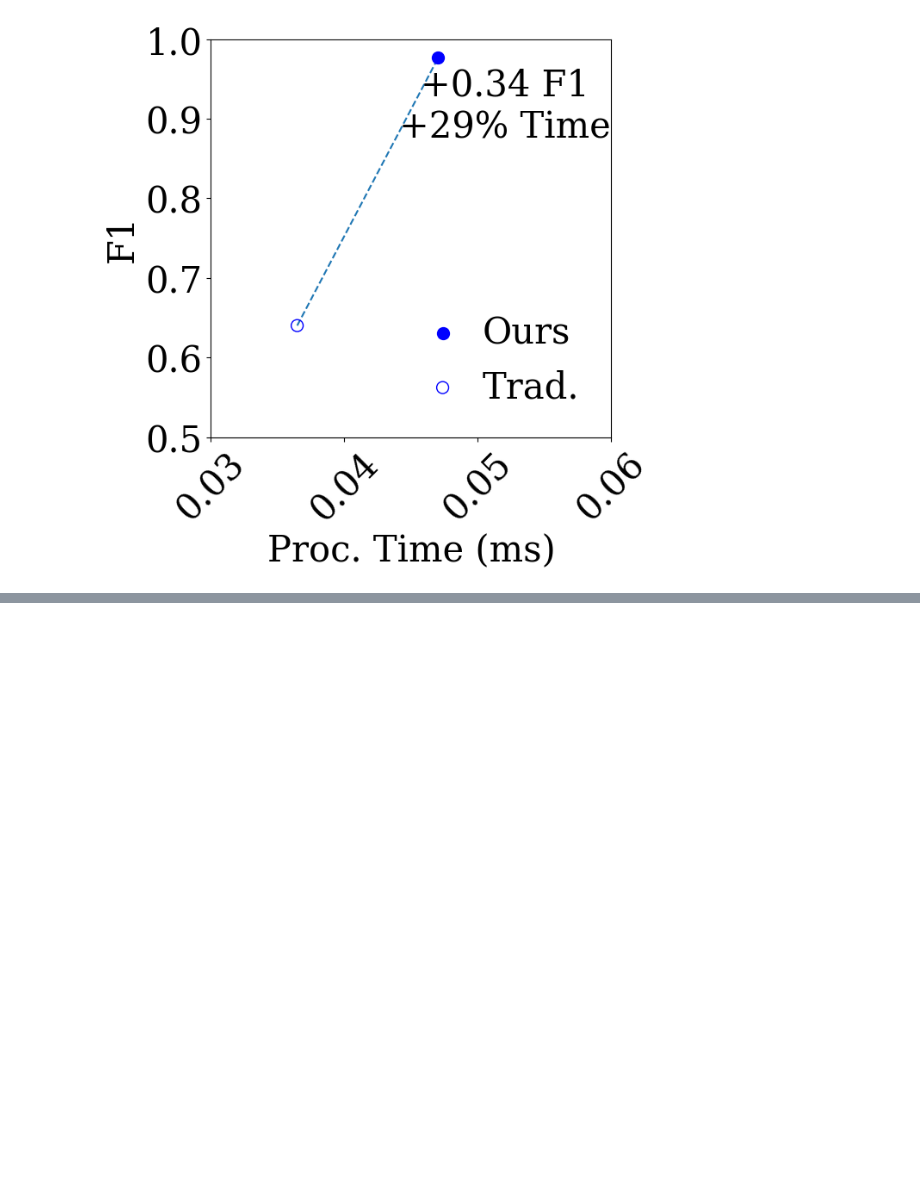
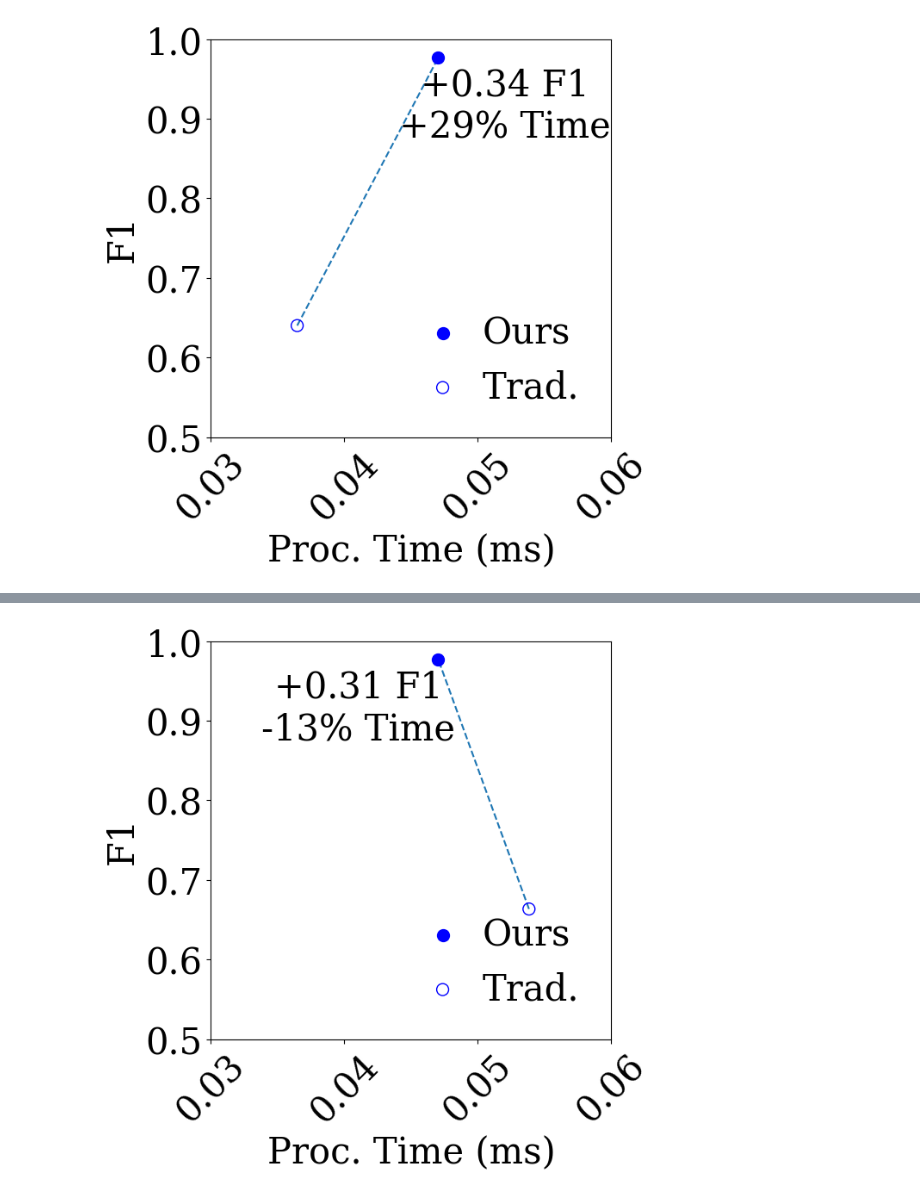
Before and after one commit to LucasSotomaiorAPereira/pibic-25-26, a Jupyter notebook: versao_artigo/f1_display.ipynb, the cells around one changed output, grey strips where cells are left out. Cells and saved outputs as stored; diff of their text form; code cells hidden in the pictures; blank space fills up the shorter version.

```diff
--- a/versao_artigo/f1_display.ipynb
+++ b/versao_artigo/f1_display.ipynb
@@ -183,0 +192,4 @@ plot_3(inf_time_all_exits, inf_time_04, avg_f1_cic_rc, avg_f1_15_rej, 'resconstc
+# %%
+plot_3(inf_time_no_exits, inf_time_04, avg_f1_cic_cd, avg_f1_15_rej, -0.006, 0.1, 'compdemcic')
+# %% [output]
+[figure, added]
```
Also changed, not shown: parts of 6 cells of this notebook, 6 other files.
